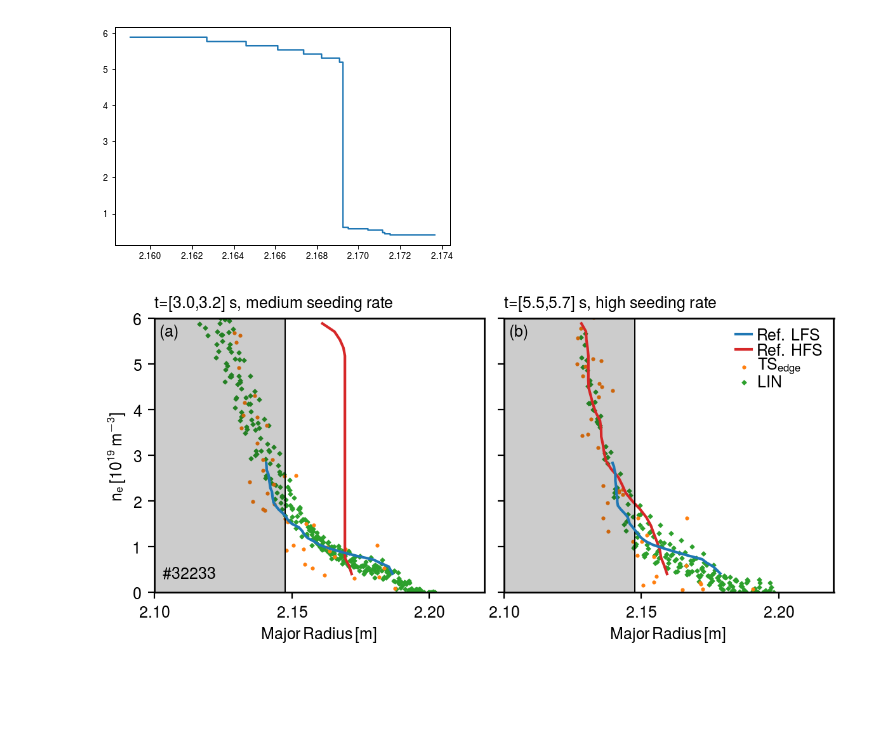
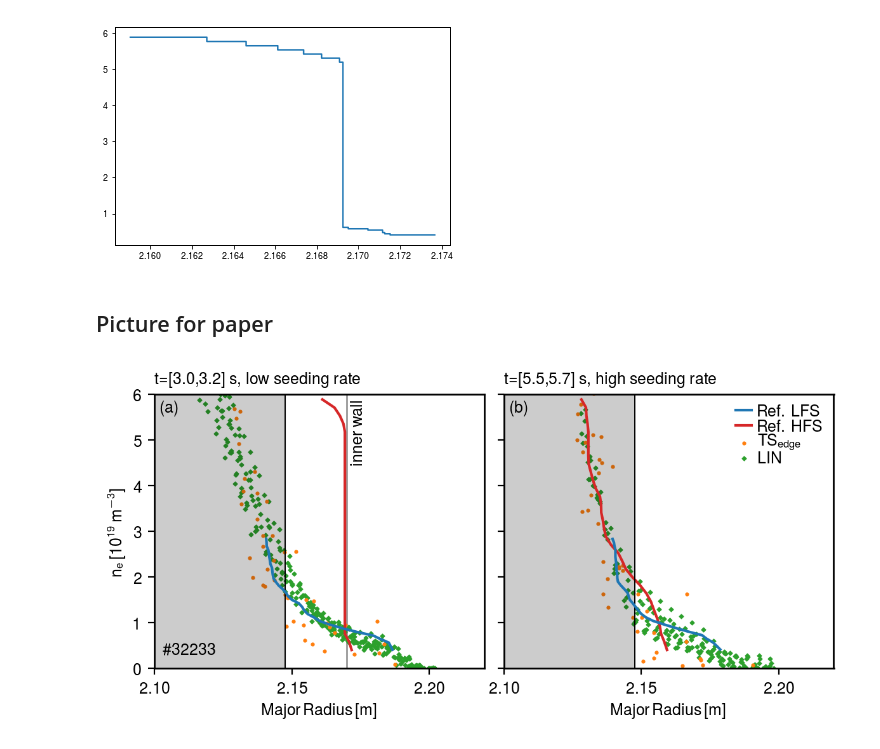
Before and after one commit to guimarais/Hmode_Figures, a Jupyter notebook: Profiles_32233_Averaged.ipynb, the cells around one changed output. Saved outputs shown, nothing was run; the diff lists cells and outputs as text; code cells hidden in the pictures; blank space fills up the shorter version.

```diff
--- a/Profiles_32233_Averaged.ipynb
+++ b/Profiles_32233_Averaged.ipynb
@@ -250,7 +253,7 @@ reflfsshift = np.array([0.0,0.0,0.0])
 
 fig, ax = plt.subplots(figsize=(6,3),ncols=2,nrows=1,sharey=True,dpi=200)
 
-annotation = ['medium seeding rate', 'high seeding rate']
+annotation = ['low seeding rate', 'high seeding rate']
 
 #for i in range(len(textlabels)):
 for i in range(2):
@@ -321,6 +324,8 @@ plt.plot(ddrh[0], ddnh[0])
 plt.show()
 # %% [output]
 [figure]
+# %% [markdown]
+## Picture for paper
 # %%
 dotsize = 3
 dotsizeref = 4
@@ -333,7 +338,7 @@ fpgshift = [0.0,0.0,0.0]
 
 #HFS shifts
 ### Shifts adjusted for the first time first time
-annotation = ['medium seeding rate', 'high seeding rate']
+annotation = ['low seeding rate', 'high seeding rate']
 
 ### Shifts adjusted so (b) matches high gradie
 
@@ -361,31 +366,34 @@ for i in range(2):
     #Clean up HFS ref
     binrad, bindens = binMeanDataYY(ddrh[i], ddnh[i], binpts=32)
     #ax[i].plot(isotonic_regression(ddrh[i]), ddnh[i], zorder=zorder[3], label=labels[3], color="C3")
     ax[i].plot(binrad, bindens, zorder=zorder[3], label=labels[3], color="C3")
 
     #Separatrixes
     ax[i].axvline(pall[0].fpgavg+fpgshift[i], color='k', lw=0.7)
     ax[i].axvspan(2.1, pall[0].fpgavg+fpgshift[i], color='k', alpha=0.2)
 
     ax[i].set_xlabel(r'$\mathrm{Major\,Radius\,[m]}$')
 
     ax[i].set_ylim(0,6)
     ax[i].set_xlim(2.10,2.22)
 
     ax[i].set_title('t=[%0.1f,%0.1f] s, %s'%(pall[i].t1,pall[i].t2, annotation[i]), loc='left', fontsize=9)
 
     ax[i].set_xticks([2.10,2.15,2.20])
     ax[i].text(2.102,5.6,textlabels[i], color='k')
 
     #ax[i].legend(loc='upper right',borderpad=0.1,frameon=framebox[i],handletextpad=-0.3,labelspacing=0.1)
 
+ax[0].axvline(2.17, color='k',lw=1, zorder=-10, alpha=0.4)
+ax[0].text(2.171, 5.9, 'inner wall', ha='left', va='top', rotation=90)
+
 ax[1].legend(loc='upper right',borderpad=0.1,frameon=False,handletextpad=0.4,labelspacing=0.0,handlelength=1)
 ax[0].set_ylabel(r'$\mathrm{n_e\,[10^{19}\,m^{-3}]}$')
 ax[0].text(2.103, 0.3,'\#'+str(shotnr),color='k')
 #
 plt.tight_layout()
 plt.subplots_adjust(wspace=0.06)
 plt.savefig('Profiles/All_32233.png',dpi=300)
 plt.show()
 # %% [output]
-[figure, old version]
+[figure, new version]
```
Also changed, not shown: parts of 3 cells of this notebook, 34 other files.
